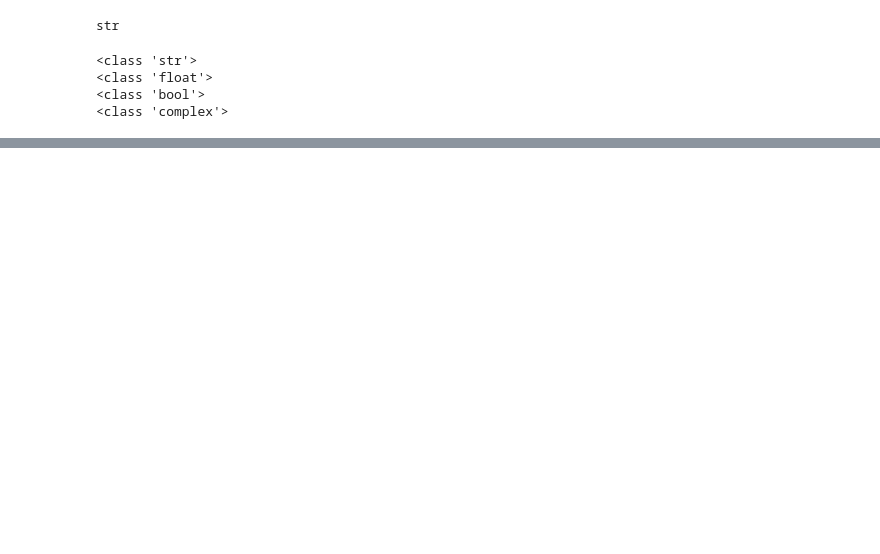
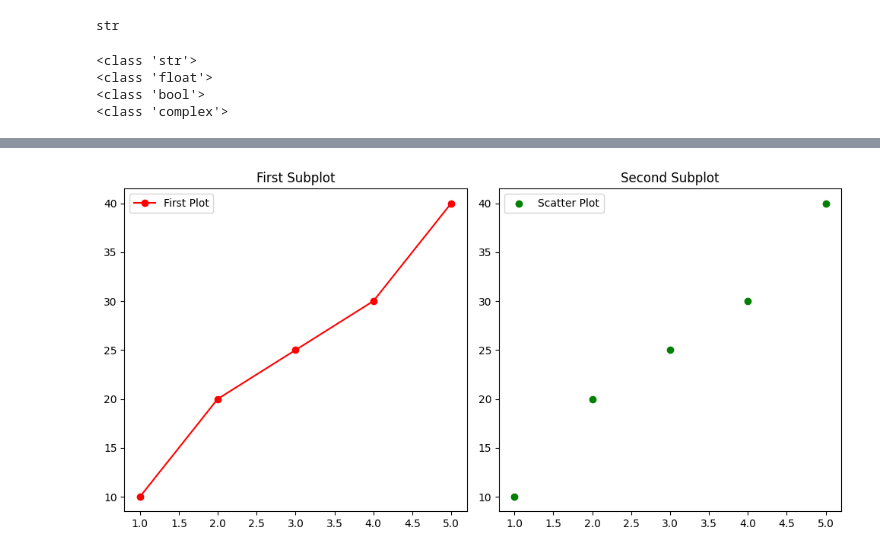
Before and after one commit to jaikrishann/6-month-Data-Sci-Training, a Jupyter notebook: intro.ipynb, the cells around one changed output, grey strips where cells are left out. Saved outputs shown, nothing was run; the diff lists cells and outputs as text; code cells hidden in the pictures; blank space fills up the shorter version.

```diff
--- a/intro.ipynb
+++ b/intro.ipynb
@@ -52,0 +91,17 @@ print(type(pees))
+# %%
+fig, ax = plt.subplots(nrows=1, ncols=2, figsize=(10, 5))
+
+# First subplot
+ax[0].plot(x, y, 'r-o', label='First Plot')
+ax[0].set_title('First Subplot')
+ax[0].legend()
+
+# Second subplot
+ax[1].scatter(x, y, color='g', label='Scatter Plot')
+ax[1].set_title('Second Subplot')
+ax[1].legend()
+
+plt.tight_layout()
+plt.show()
+# %% [output]
+[figure, added]
```
Also changed, not shown: parts of 12 cells of this notebook, 12 other files.
